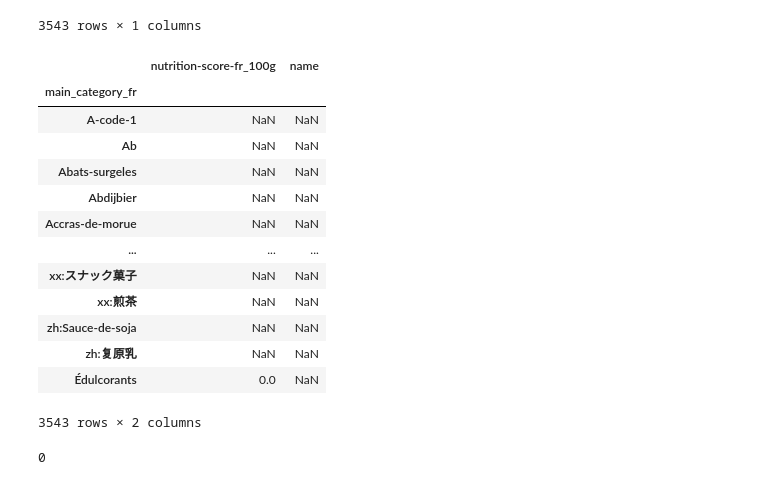
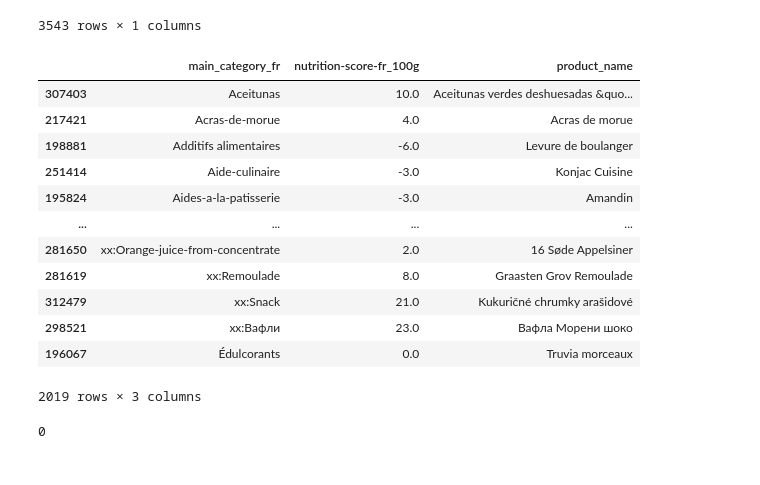
Before and after one commit to Solenhya/IAFood-P4-DevIA-G1, a Jupyter notebook: Améliorer la santé par l'IA - Analyse des données Open Food Facts.ipynb, the cells around one changed output. Saved outputs shown, nothing was run; the diff lists cells and outputs as text; code cells hidden in the pictures.

Commit message:
Rajouter des images et clean un peu ma partie

```diff
--- a/Améliorer la santé par l'IA - Analyse des données Open Food Facts.ipynb
+++ b/Améliorer la santé par l'IA - Analyse des données Open Food Facts.ipynb
@@ -152,0 +167,4 @@ df
+# %%
+#Question de preprocessing general
+#Gerer les doublon
+df = df.drop_duplicates()
@@ -174,24 +197,24 @@ dfquant
 # %%
 #Reponse 3
 #Quels sont les aliments les plus sains de chaque catégorie ?
-dfGroup = df[["main_category_fr","nutrition-score-fr_100g"]].groupby("main_category_fr").min()
-dfGroup["name"] = df["product_name"]
+dfClean = df[["main_category_fr","nutrition-score-fr_100g"]].dropna()
+idx = dfClean.groupby('main_category_fr')['nutrition-score-fr_100g'].idxmin()
+dfGroup = df.loc[idx, ['main_category_fr', 'nutrition-score-fr_100g', 'product_name']]
 dfGroup
 # %% [output]
-|  | nutrition-score-fr_100g | name |
-| main_category_fr |  |  |
-| A-code-1 | NaN | NaN |
-| Ab | NaN | NaN |
-| Abats-surgeles | NaN | NaN |
-| Abdijbier | NaN | NaN |
-| Accras-de-morue | NaN | NaN |
-| ... | ... | ... |
-| xx:スナック菓子 | NaN | NaN |
-| xx:煎茶 | NaN | NaN |
-| zh:Sauce-de-soja | NaN | NaN |
-| zh:复原乳 | NaN | NaN |
-| Édulcorants | 0.0 | NaN |
+|  | main_category_fr | nutrition-score-fr_100g | product_name |
+| 307403 | Aceitunas | 10.0 | Aceitunas verdes deshuesadas &quo... |
+| 217421 | Acras-de-morue | 4.0 | Acras de morue |
+| 198881 | Additifs alimentaires | -6.0 | Levure de boulanger |
+| 251414 | Aide-culinaire | -3.0 | Konjac Cuisine |
+| 195824 | Aides-a-la-patisserie | -3.0 | Amandin |
+| ... | ... | ... | ... |
+| 281650 | xx:Orange-juice-from-concentrate | 2.0 | 16 Søde Appelsiner |
+| 281619 | xx:Remoulade | 8.0 | Graasten Grov Remoulade |
+| 312479 | xx:Snack | 21.0 | Kukuričné chrumky arašidové |
+| 298521 | xx:Вафли | 23.0 | Вафла Морени шоко |
+| 196067 | Édulcorants | 0.0 | Truvia morceaux |
-3543 rows × 2 columns
+2019 rows × 3 columns
 # %%
 #Reponse 4
 #Y a-t-il des valeurs redondantes dans le jeu de données ? (informations dupliquées ou corrélées)
```
Also changed, not shown: parts of 19 cells of this notebook, 5 other files.
